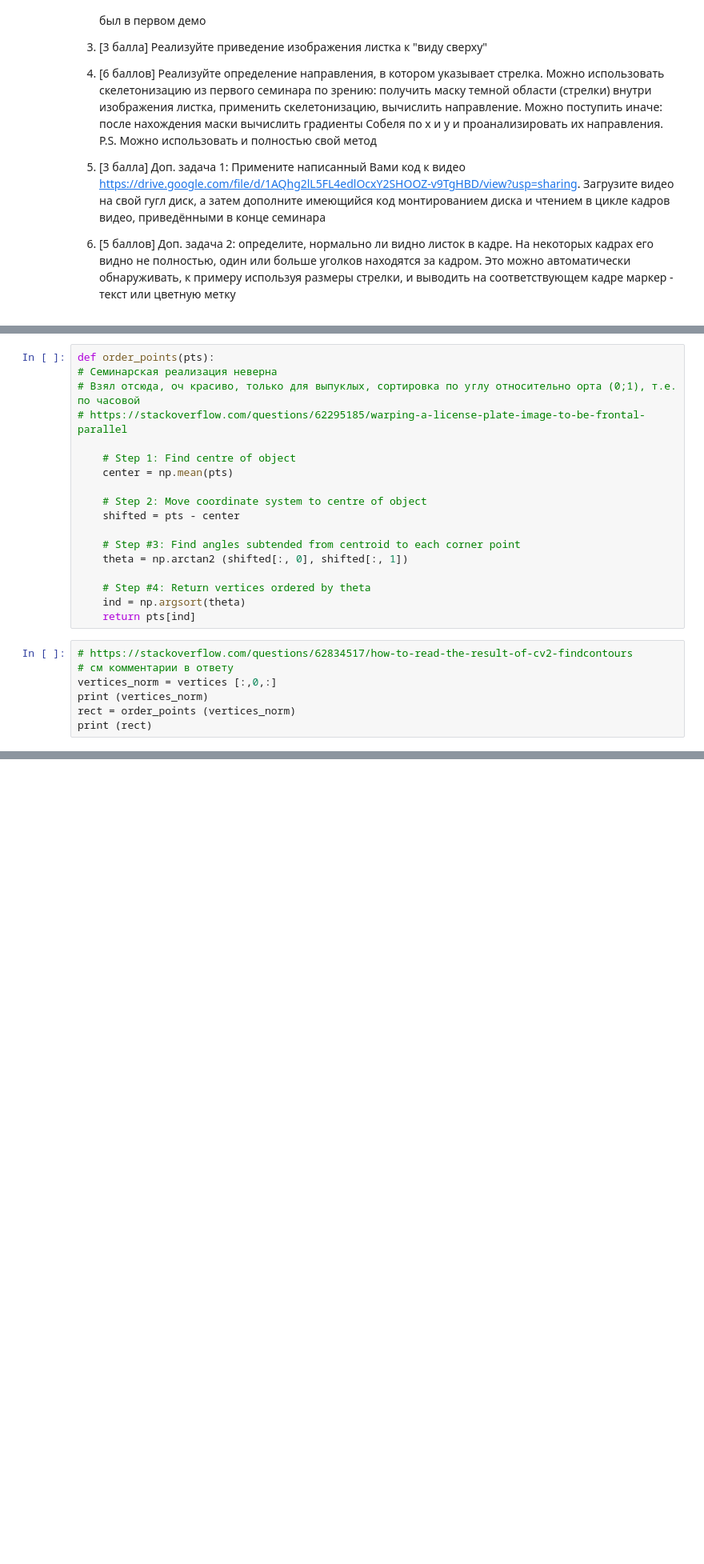
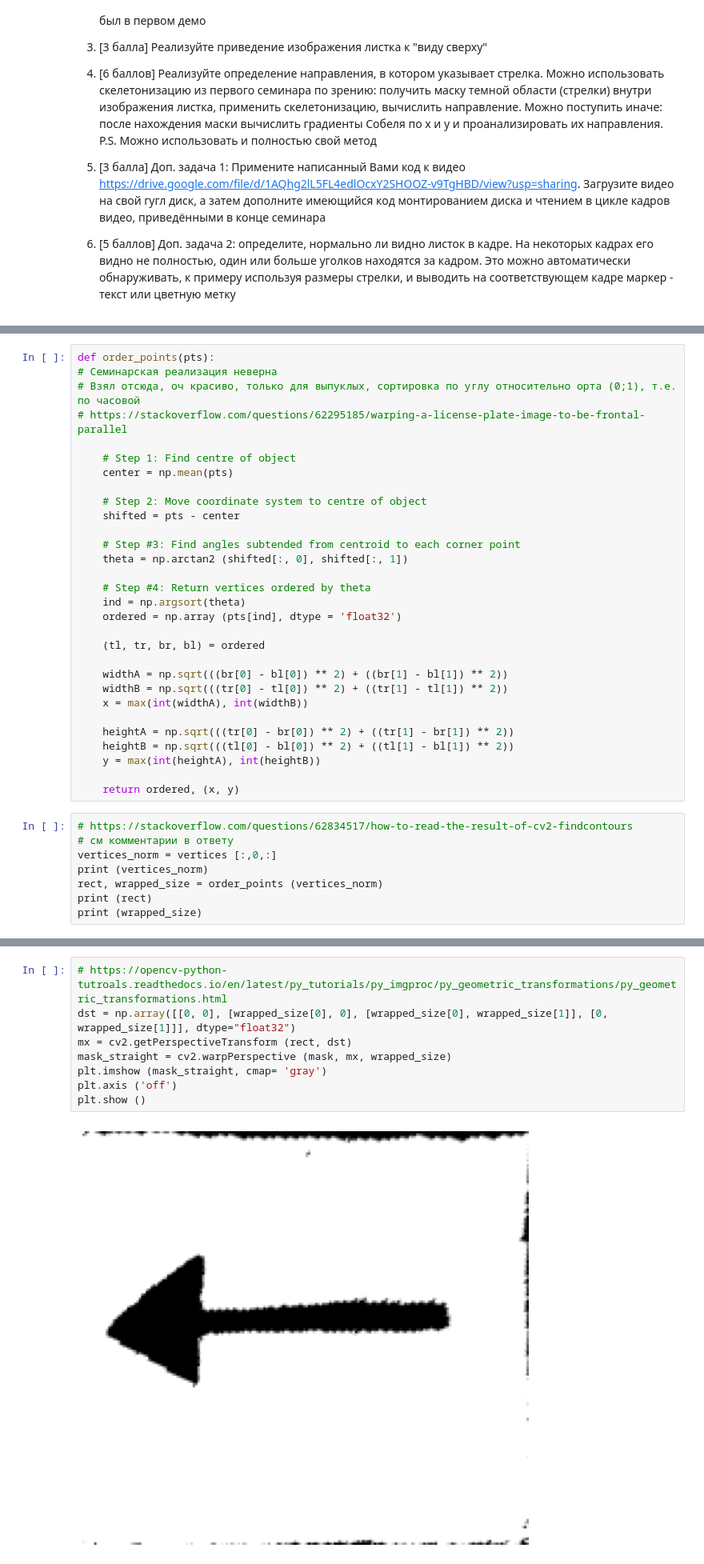
Before and after one commit to PtrShi/cvr_course, a Jupyter notebook: notebooks/cv_hw3.ipynb, the cells around one changed output, grey strips where cells are left out. Shown at 80% size. Cells and saved outputs as stored; diff of their text form; blank space fills up the shorter version.

```diff
--- a/notebooks/cv_hw3.ipynb
+++ b/notebooks/cv_hw3.ipynb
@@ -132,14 +135,27 @@ def order_points(pts):
 
     # Step #4: Return vertices ordered by theta
     ind = np.argsort(theta)
-    return pts[ind]
+    ordered = np.array (pts[ind], dtype = 'float32')
+
+    (tl, tr, br, bl) = ordered
+
+    widthA = np.sqrt(((br[0] - bl[0]) ** 2) + ((br[1] - bl[1]) ** 2))
+    widthB = np.sqrt(((tr[0] - tl[0]) ** 2) + ((tr[1] - tl[1]) ** 2))
+    x = max(int(widthA), int(widthB))
+
+    heightA = np.sqrt(((tr[0] - br[0]) ** 2) + ((tr[1] - br[1]) ** 2))
+    heightB = np.sqrt(((tl[0] - bl[0]) ** 2) + ((tl[1] - bl[1]) ** 2))
+    y = max(int(heightA), int(heightB))
+
+    return ordered, (x, y)
 # %%
 # https://stackoverflow.com/questions/62834517/how-to-read-the-result-of-cv2-findcontours
 # см комментарии в ответу
 vertices_norm = vertices [:,0,:]
 print (vertices_norm)
-rect = order_points (vertices_norm)
+rect, wrapped_size = order_points (vertices_norm)
 print (rect)
+print (wrapped_size)
 # %% [output]
 [[157 111]
  [293 223]
@@ -151,0 +171,10 @@ print (rect)
+# %%
+# https://opencv-python-tutroals.readthedocs.io/en/latest/py_tutorials/py_imgproc/py_geometric_transformations/py_geometric_transformations.html
+dst = np.array([[0, 0], [wrapped_size[0], 0], [wrapped_size[0], wrapped_size[1]], [0, wrapped_size[1]]], dtype="float32")
+mx = cv2.getPerspectiveTransform (rect, dst)
+mask_straight = cv2.warpPerspective (mask, mx, wrapped_size)
+plt.imshow (mask_straight, cmap= 'gray')
+plt.axis ('off')
+plt.show ()
+# %% [output]
+[figure, added]
```
Also changed, not shown: parts of 4 cells of this notebook.
